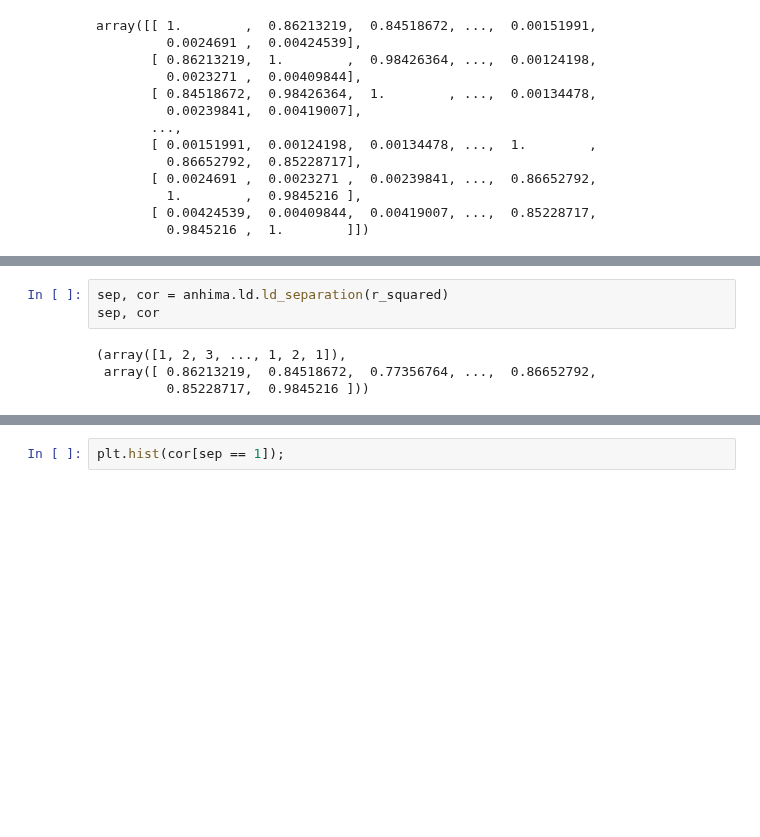
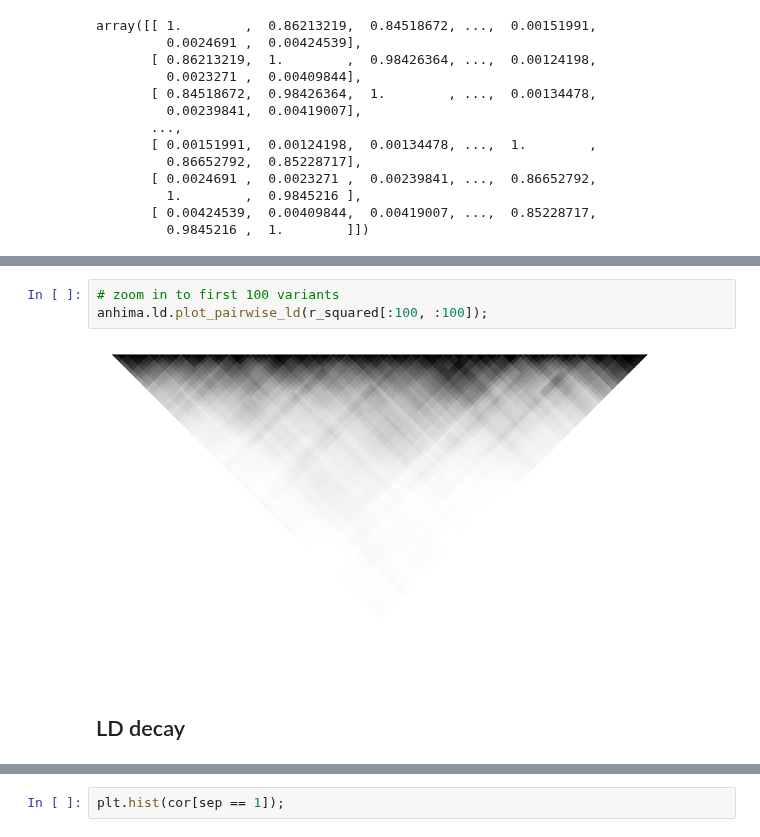
Before and after one commit to alimanfoo/anhima, a Jupyter notebook: examples/ld.ipynb, the cells around one changed output, grey strips where cells are left out. Drawn from its saved outputs; the diff is of its cells as text; blank space fills up the shorter version.

```diff
--- a/examples/ld.ipynb
+++ b/examples/ld.ipynb
@@ -48,9 +62,9 @@ anhima.ld.plot_ld(r_squared);
 # %% [output]
 [figure]
-# %%
-sep, cor = anhima.ld.ld_separation(r_squared)
-sep, cor
-# %% [output]
-(array([1, 2, 3, ..., 1, 2, 1]),
- array([ 0.86213219,  0.84518672,  0.77356764, ...,  0.86652792,
-         0.85228717,  0.9845216 ]))
+# %%
+# zoom in to first 100 variants
+anhima.ld.plot_pairwise_ld(r_squared[:100, :100]);
+# %% [output]
+[figure, added]
+# %% [markdown]
+## LD decay
```
Also changed, not shown: parts of 37 cells of this notebook, 7 other files.
